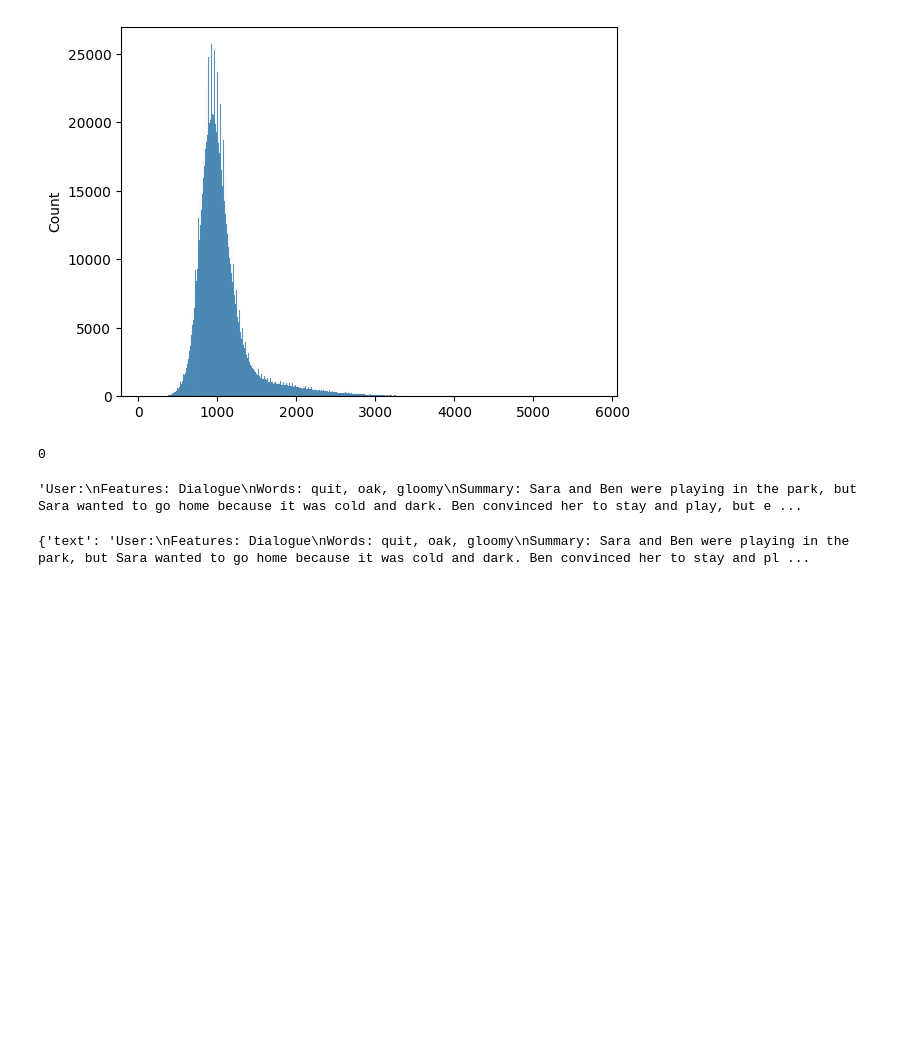
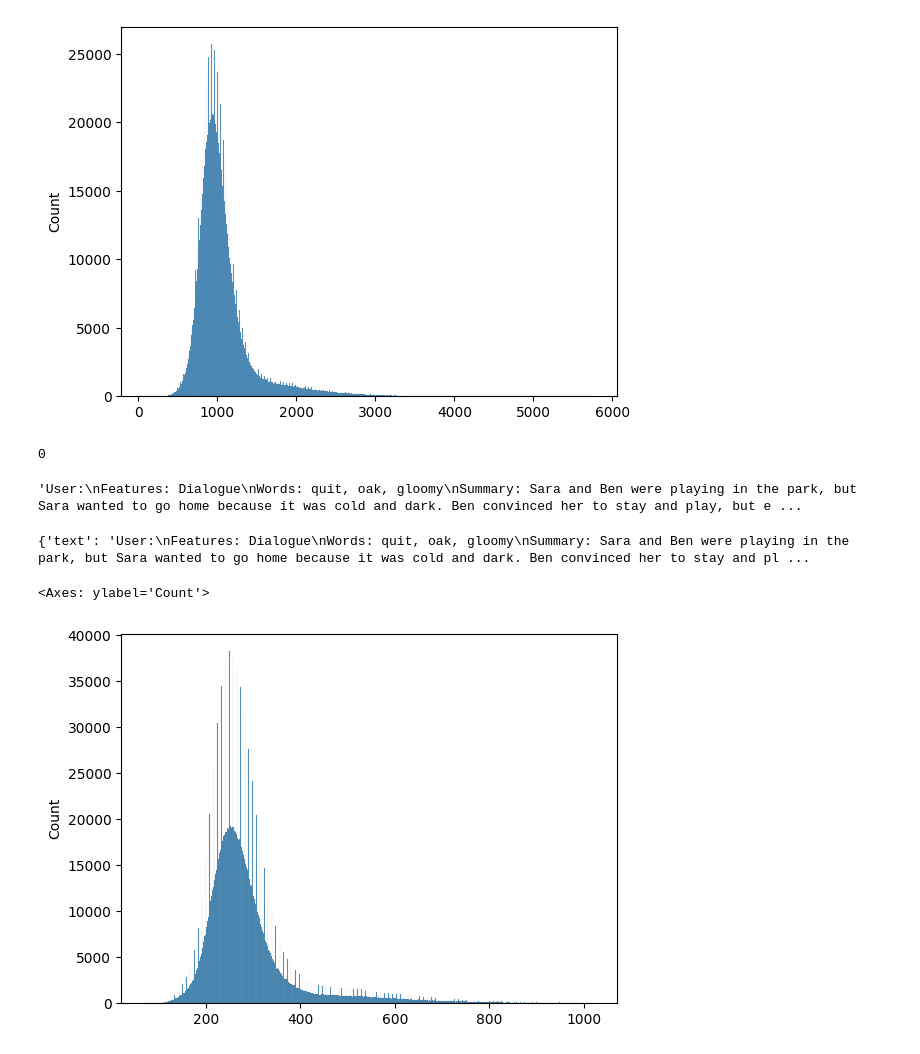
Before and after one commit to Jha-Pranav/OpenTransformer, a Jupyter notebook: multiformer/notebooks/data-prep/process-tinnystories-instruct-ds.ipynb, the cells around one changed output. Saved outputs shown, nothing was run; the diff lists cells and outputs as text; code cells hidden in the pictures; blank space fills up the shorter version.

```diff
--- a/multiformer/notebooks/data-prep/process-tinnystories-instruct-ds.ipynb
+++ b/multiformer/notebooks/data-prep/process-tinnystories-instruct-ds.ipynb
@@ -74,3 +74,18 @@ ds = load_from_disk(
 ds["train"][0]
 # %% [output]
 {'text': 'User:\nFeatures: Dialogue\nWords: quit, oak, gloomy\nSummary: Sara and Ben were playing in the park, but Sara wanted to go home because it was cold and dark. Ben convinced her to stay and pl ...
+# %%
+from datasets import load_from_disk
+
+ds = load_from_disk(
+    "/home/pranav-pc/projects/OpenTransformer/multiformer/data/interim/TinyStories-Instruct-hf_train_65>tk>1024.hf"
+)
+# %%
+ds = ds.map(lambda example: {"len": len(example["idx"])})
+# %%
+import seaborn as sns
+
+sns.histplot(ds["len"])
+# %% [output]
+<Axes: ylabel='Count'>
+[figure, added]
```
Also changed, not shown: 13 other files.
